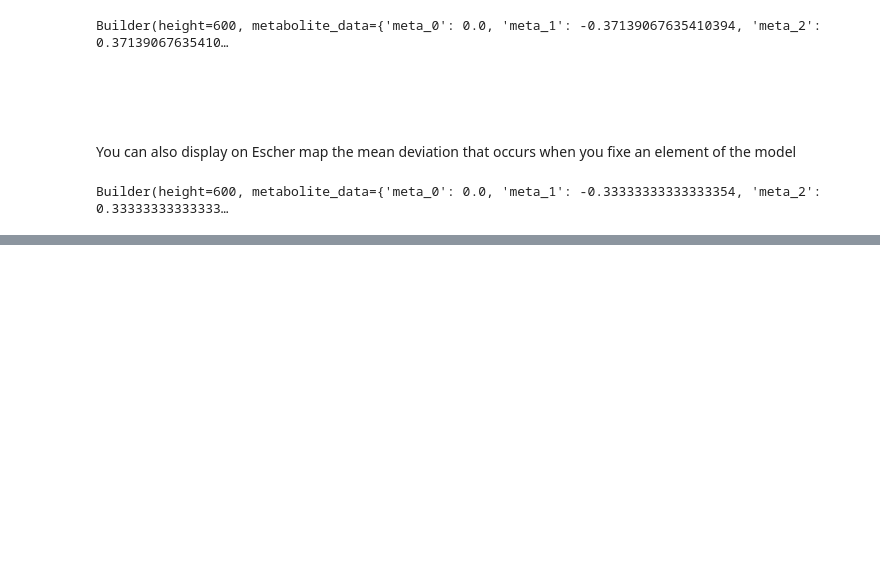
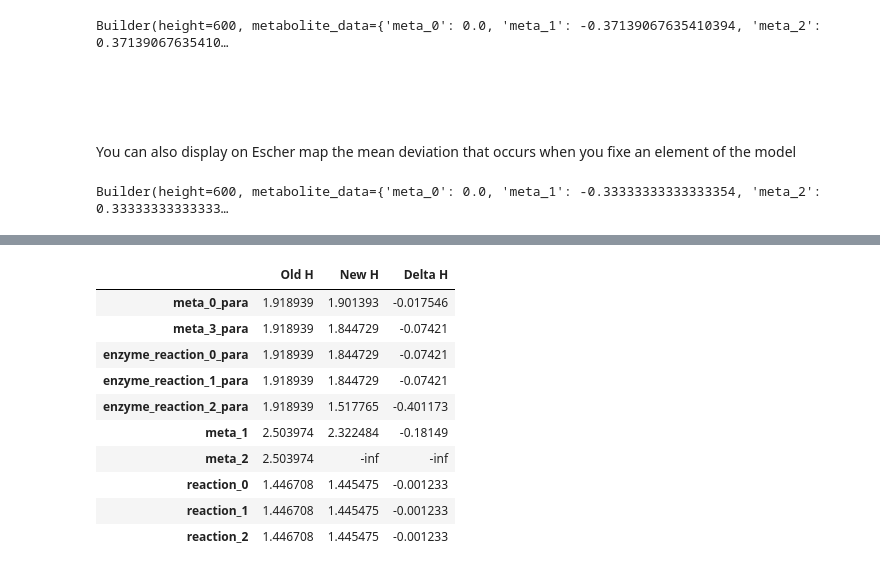
Before and after one commit to tuturax/BadAss, a Jupyter notebook: Notebooks/exemple_linear.ipynb, the cells around one changed output, grey strips where cells are left out. Cells and saved outputs as stored; diff of their text form; code cells hidden in the pictures; blank space fills up the shorter version.

```diff
--- a/Notebooks/exemple_linear.ipynb
+++ b/Notebooks/exemple_linear.ipynb
@@ -736,0 +723,16 @@ model.entropy_conditional
+# %%
+a = model.group_entropy_fixed_vector(elements_to_fixe="meta_2", elements_to_study=[])
+# %%
+a
+# %% [output]
+|  | Old H | New H | Delta H |
+| meta_0_para | 1.918939 | 1.901393 | -0.017546 |
+| meta_3_para | 1.918939 | 1.844729 | -0.07421 |
+| enzyme_reaction_0_para | 1.918939 | 1.844729 | -0.07421 |
+| enzyme_reaction_1_para | 1.918939 | 1.844729 | -0.07421 |
+| enzyme_reaction_2_para | 1.918939 | 1.517765 | -0.401173 |
+| meta_1 | 2.503974 | 2.322484 | -0.18149 |
+| meta_2 | 2.503974 | -inf | -inf |
+| reaction_0 | 1.446708 | 1.445475 | -0.001233 |
+| reaction_1 | 1.446708 | 1.445475 | -0.001233 |
+| reaction_2 | 1.446708 | 1.445475 | -0.001233 |
```
Also changed, not shown: parts of 5 cells of this notebook, 13 other files.
